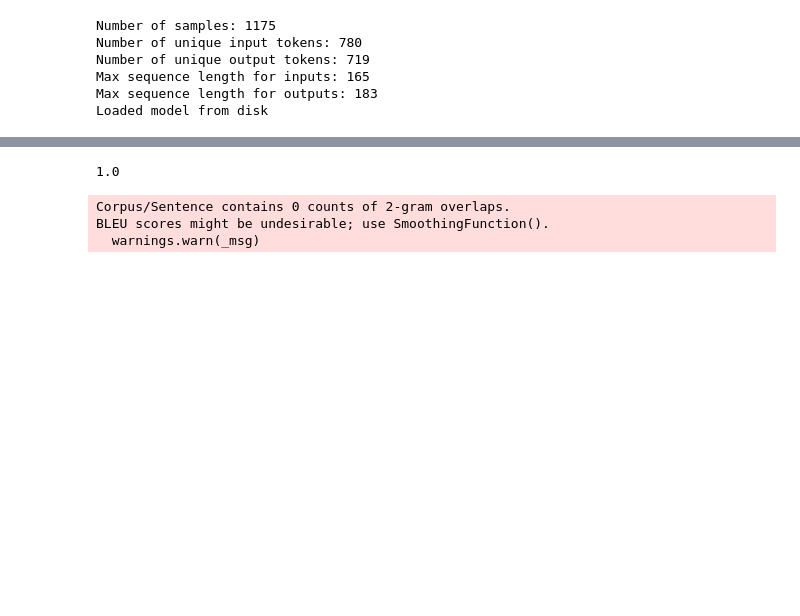
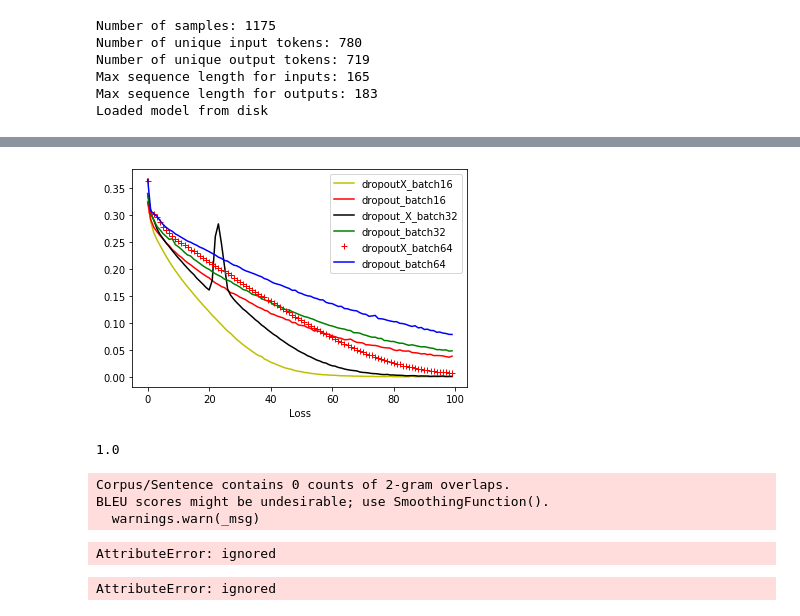
Before and after one commit to Joonyeong97/Jeju_Analysis_Project, a Jupyter notebook: final_project/LYT/GRU_attention/model_검증.ipynb, the cells around one changed output, grey strips where cells are left out. Cells and saved outputs as stored; diff of their text form; code cells hidden in the pictures; blank space fills up the shorter version.

```diff
--- a/final_project/LYT/GRU_attention/model_검증.ipynb
+++ b/final_project/LYT/GRU_attention/model_검증.ipynb
@@ -475,0 +462,5 @@ BLEU scores might be undesirable; use SmoothingFunction().
+# %%
+import pandas as pd
+#
+loss = pd.read_csv("/content/dropX_loss.csv",sep=',',encoding='UTF-8',names=None)
+loss
@@ -476,3 +481,15 @@ BLEU scores might be undesirable; use SmoothingFunction().
+# %%
+plt.plot(loss['dropoutX_batch16'], 'y', label='dropoutX_batch16')
+plt.plot(loss['dropout_batch16'], 'r', label='dropout_batch16')
+plt.plot(loss['dropout_X_batch32'], 'black', label='dropout_X_batch32')
+plt.plot(loss['dropout_batch32'], 'g', label='dropout_batch32')
+plt.plot(loss['dropoutX_batch64'], 'r+', label='dropoutX_batch64')
+plt.plot(loss['dropout_batch64'], 'b', label='dropout_batch64')
+plt.legend(loc='upper right')
+plt.xlabel("Loss")
+plt.show()
+# %% [output]
+[figure, added]
 # %%
 import nltk.translate.bleu_score as bleu
 
@@ -489,6 +506,25 @@ print(bleu.sentence_bleu(list(map(lambda ref: ref.split(), references)),candidat
 Corpus/Sentence contains 0 counts of 2-gram overlaps.
 BLEU scores might be undesirable; use SmoothingFunction().
   warnings.warn(_msg)
+# %%
+model.history
+# %% [output]
+AttributeError: ignored
+# %%
+# 손실 그래프
+plt.plot(model.history.history['loss'], 'y', label='train loss')
+plt.plot(model.history.history['val_loss'], 'r', label='val loss')
+plt.legend(loc='upper left')
+plt.show()
+
+
+# 정확도 그래프
+# plt.plot(history.history['acc'], 'y', label='train acc')
+# plt.plot(history.history['val_acc'], 'r', label='val acc')
+# plt.legend(loc='upper left')
+# plt.show()
+# %% [output]
+AttributeError: ignored
 # %%
 batch_size = 32  # Batch size for training.
 epochs = 100  # Number of epochs to train for.
```
Also changed, not shown: parts of 15 cells of this notebook.
